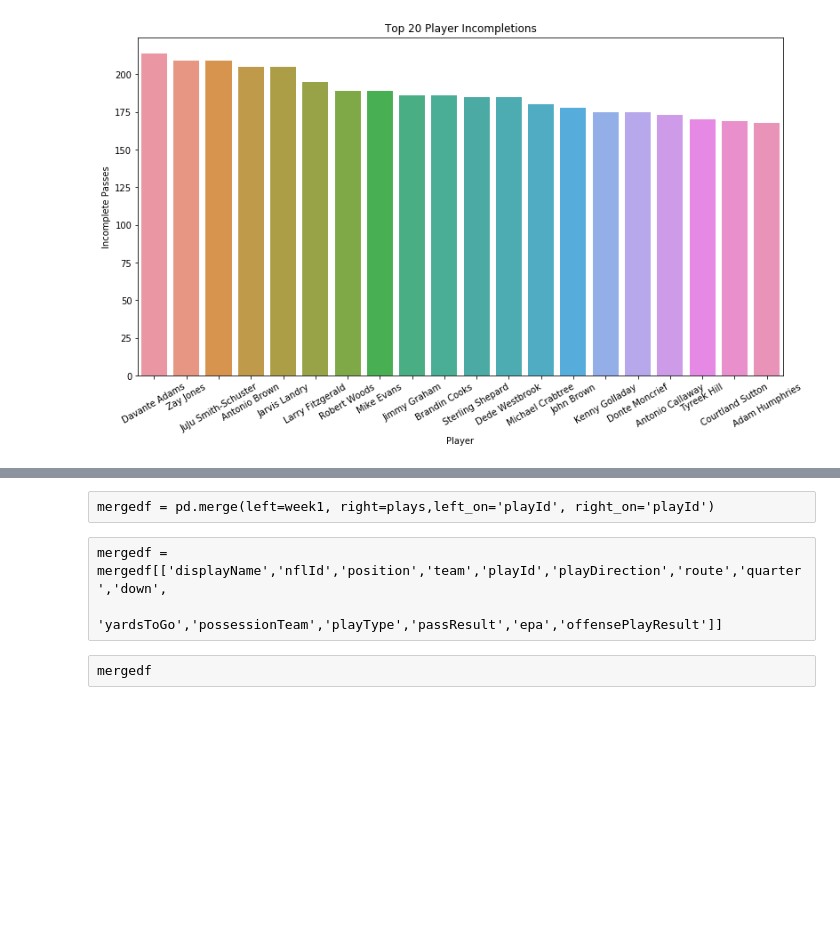
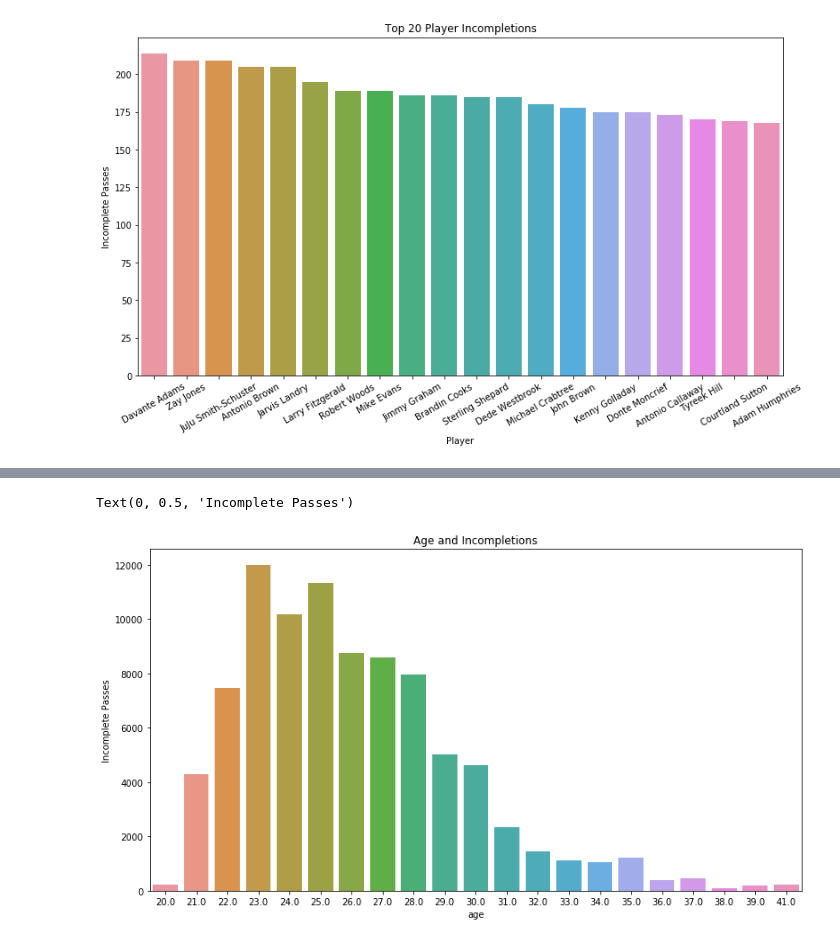
Before and after one commit to Fourth-and-Four/NFL-Big-Data-Bowl-2021, a Jupyter notebook: weeks_scratch.ipynb, the cells around one changed output, grey strips where cells are left out. Saved outputs shown, nothing was run; the diff lists cells and outputs as text; code cells hidden in the pictures; blank space fills up the shorter version.

```diff
--- a/weeks_scratch.ipynb
+++ b/weeks_scratch.ipynb
@@ -636,0 +495,3 @@ players = prep_players()
+# %%
+df = prep_season.prep_season()
+df
@@ -740,2 +602,2 @@ def merge_data():
 # %%
-df = merge_data()
+df.info()
@@ -758,7 +622,10 @@ df
-# %% [raw]
-mergedf = pd.merge(left=week1, right=plays,left_on='playId', right_on='playId')
-# %% [raw]
-mergedf = mergedf[['displayName','nflId','position','team','playId','playDirection','route','quarter','down',
-                  'yardsToGo','possessionTeam','playType','passResult','epa','offensePlayResult']]
-# %% [raw]
-mergedf
+# %%
+agedf = df.groupby('age')['event'].sum().reset_index()
+
+sns.barplot(data=agedf, x='age', y= 'event')
+plt.title('Age and Incompletions')
+plt.xlabel('age')
+plt.ylabel('Incomplete Passes')
+# %% [output]
+Text(0, 0.5, 'Incomplete Passes')
+[figure, added]
```
Also changed, not shown: parts of 21 cells of this notebook.
